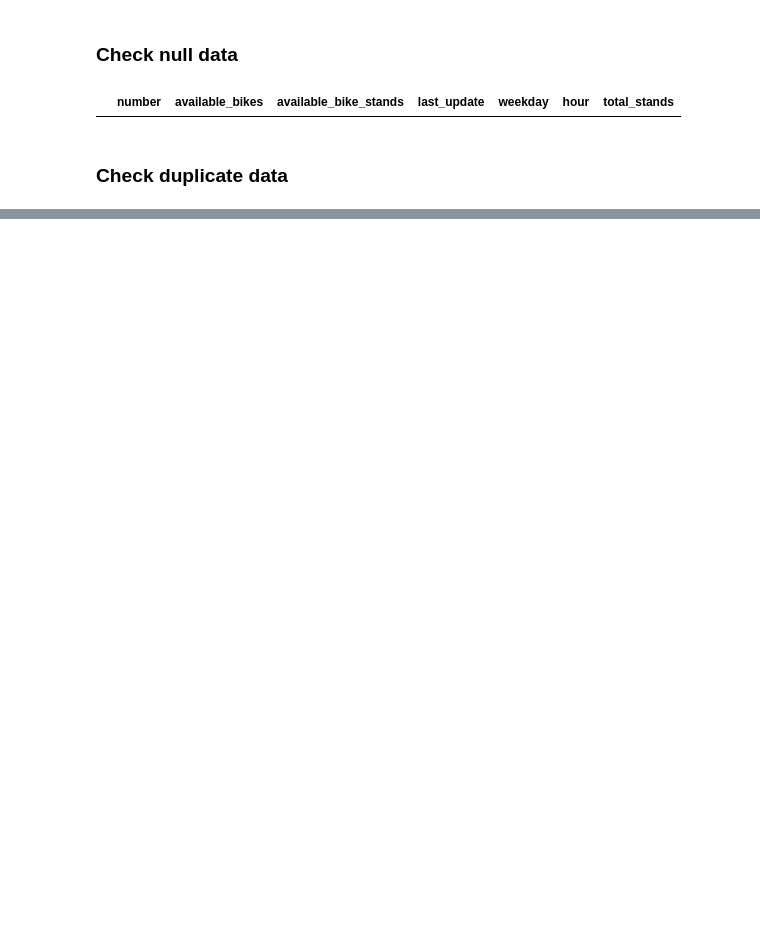
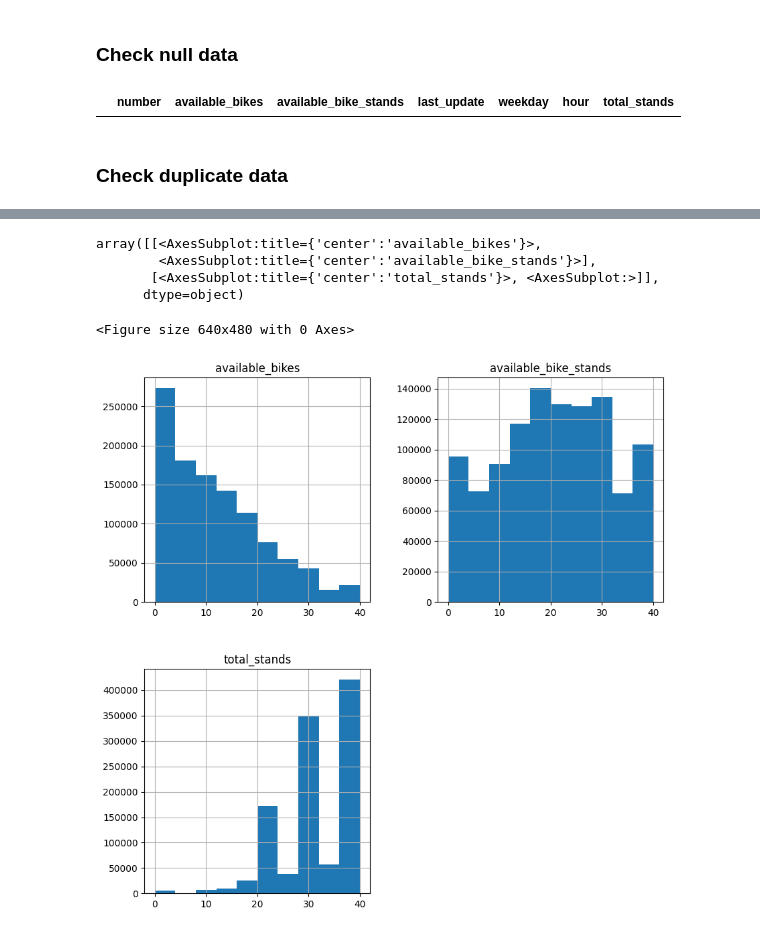
Before and after one commit to yifanwu0097/BikeBeehive, a Jupyter notebook: MachineLearning/models.ipynb, the cells around one changed output, grey strips where cells are left out. Drawn from its saved outputs; the diff is of its cells as text; code cells hidden in the pictures; blank space fills up the shorter version.

```diff
--- a/MachineLearning/models.ipynb
+++ b/MachineLearning/models.ipynb
@@ -72,0 +119,10 @@ df_bikes_availability[df_bikes_availability.isnull().values==True]
+# %%
+plt.figure()
+df_bikes_availability[list(station_info)].hist(figsize=(10, 10))
+# %% [output]
+array([[<AxesSubplot:title={'center':'available_bikes'}>,
+        <AxesSubplot:title={'center':'available_bike_stands'}>],
+       [<AxesSubplot:title={'center':'total_stands'}>, <AxesSubplot:>]],
+      dtype=object)
+<Figure size 640x480 with 0 Axes>
+[figure, added]
```
Also changed, not shown: parts of 25 cells of this notebook, 3 other files.
